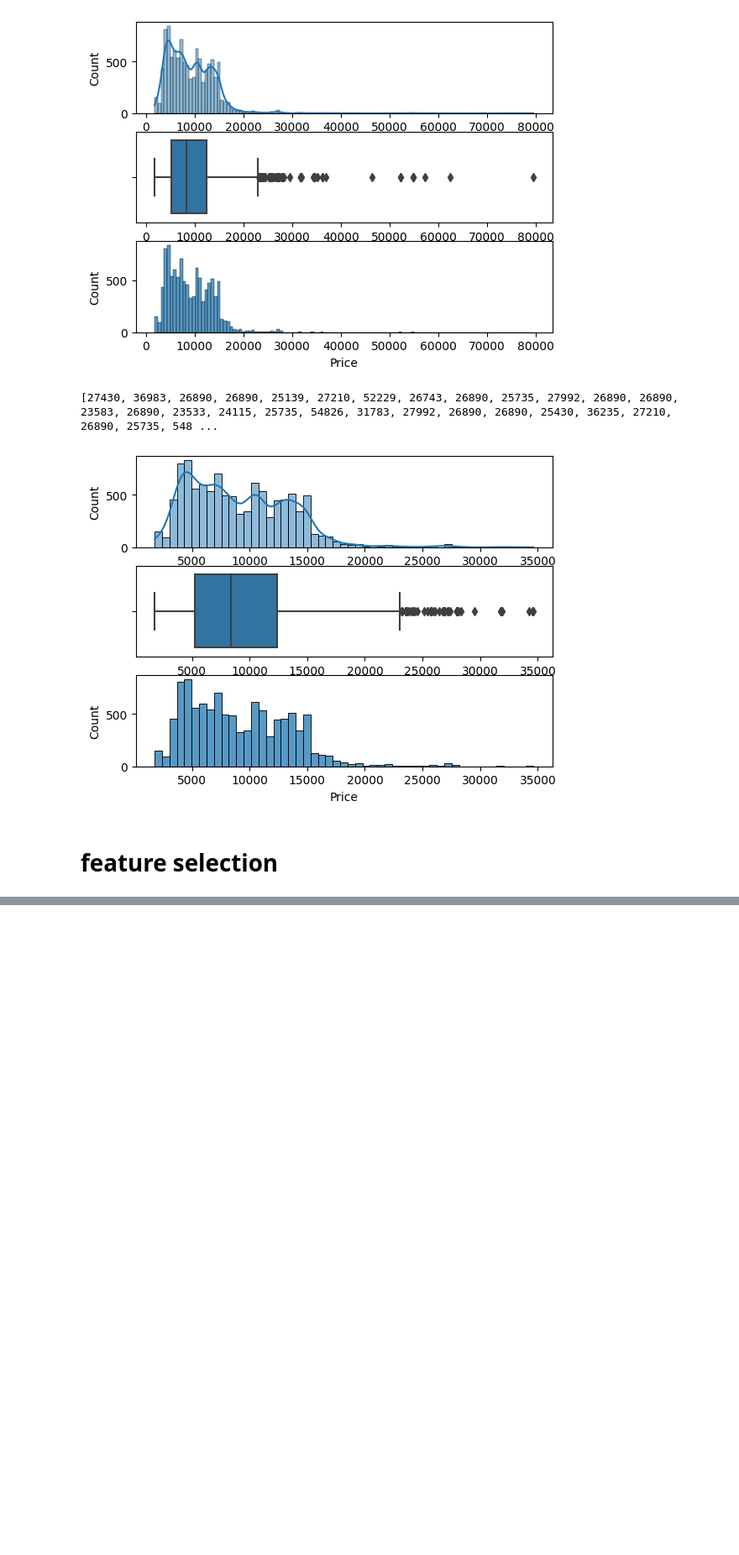
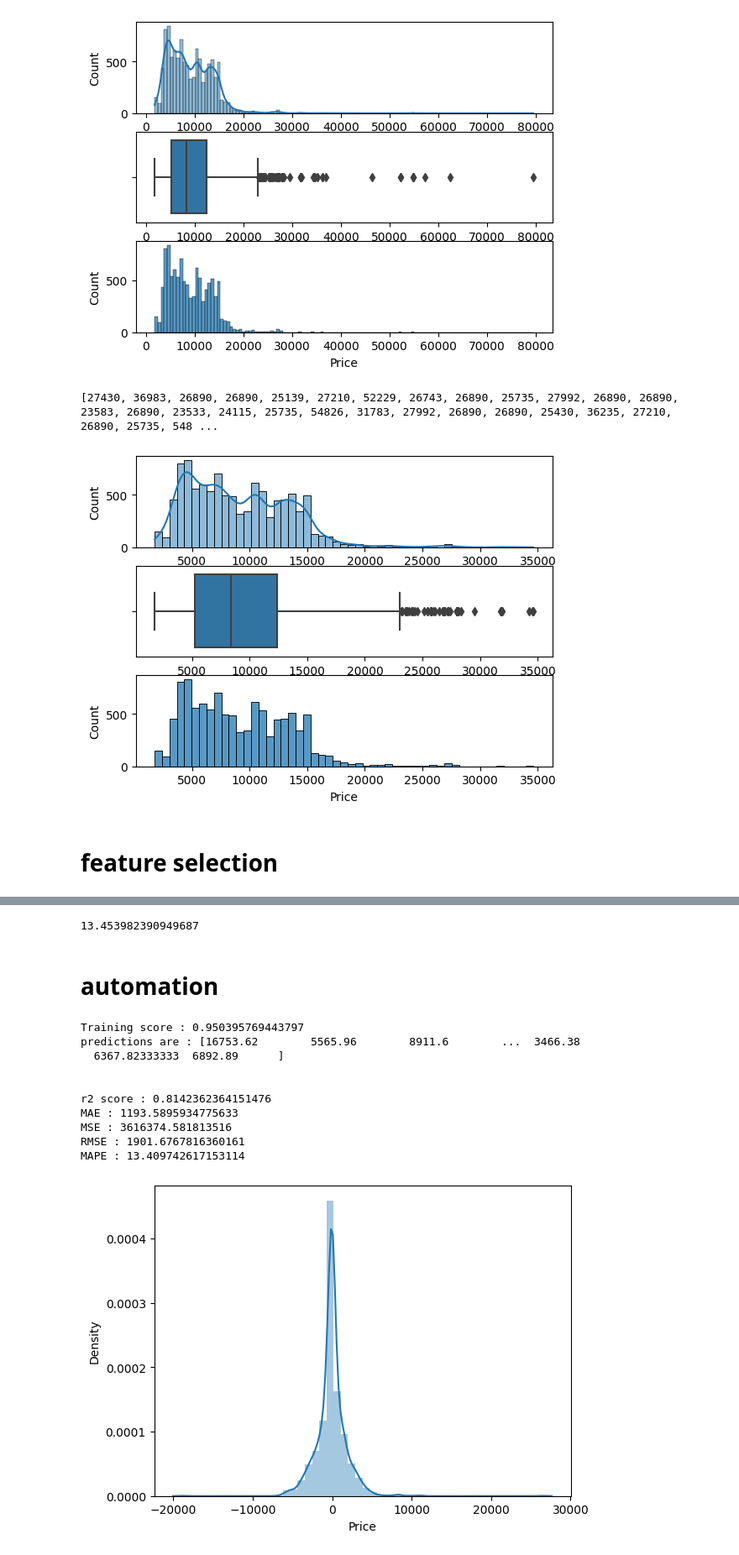
Before and after one commit to khamechian1987/ML-Airline-ticket-fare-prediction, a Jupyter notebook: Project 1 (airline ticket fare)/airline_ticket.ipynb, the cells around one changed output, grey strips where cells are left out. Shown at 84% size. Cells and saved outputs as stored; diff of their text form; code cells hidden in the pictures; blank space fills up the shorter version.

```diff
--- a/Project 1 (airline ticket fare)/airline_ticket.ipynb
+++ b/Project 1 (airline ticket fare)/airline_ticket.ipynb
@@ -710,0 +751,4 @@ imp_df.sort_values(by='importance', ascending=False)
+# %%
+model = open(r'C:\Users\mrkha\OneDrive\Desktop\ML projects\Project 1 (airline ticket fare)\Flight_Price_resources\rf.pkl', 'rb')
+# %%
+rf = pickle.load(model)
@@ -710,0 +763,11 @@ imp_df.sort_values(by='importance', ascending=False)
+# %%
+#mean absulute percentage error
+def mape(y_true, y_pred):
+    y_true, y_pred = np.array(y_true), np.array(y_pred)
+    return np.mean(np.abs((y_true - y_pred)/y_true))*100
+# %%
+mape(y_test, y_pred)
+# %% [output]
+13.453982390949687
+# %% [markdown]
+# automation
@@ -710,0 +776,28 @@ imp_df.sort_values(by='importance', ascending=False)
+# %%
+def predict(ml_model):
+    model = ml_model.fit(X_train, y_train)
+    print('Training score : {}'.format(model.score(X_train, y_train)))
+    y_prediction = ml_model.predict(X_test)
+    print('predictions are : {}'.format(y_prediction))
+    print('\n')
+    r2_score = metrics.r2_score(y_test , y_prediction)
+    print('r2 score : {}'.format(r2_score))
+    print('MAE : {}'.format(metrics.mean_absolute_error(y_test , y_prediction)))
+    print('MSE : {}'.format(metrics.mean_squared_error(y_test , y_prediction)))
+    print('RMSE : {}'.format(np.sqrt(metrics.mean_squared_error(y_test , y_prediction))))
+    print('MAPE : {}'.format(mape(y_test , y_prediction)))
+    sns.distplot(y_test - y_prediction)
+# %%
+predict(rf)
+# %% [output]
+Training score : 0.950395769443797
+predictions are : [16753.62        5565.96        8911.6        ...  3466.38
+  6367.82333333  6892.89      ]
+
+
+r2 score : 0.8142362364151476
+MAE : 1193.5895934775633
+MSE : 3616374.581813516
+RMSE : 1901.6767816360161
+MAPE : 13.409742617153114
+[figure, added]
```
Also changed, not shown: parts of 41 cells of this notebook.
